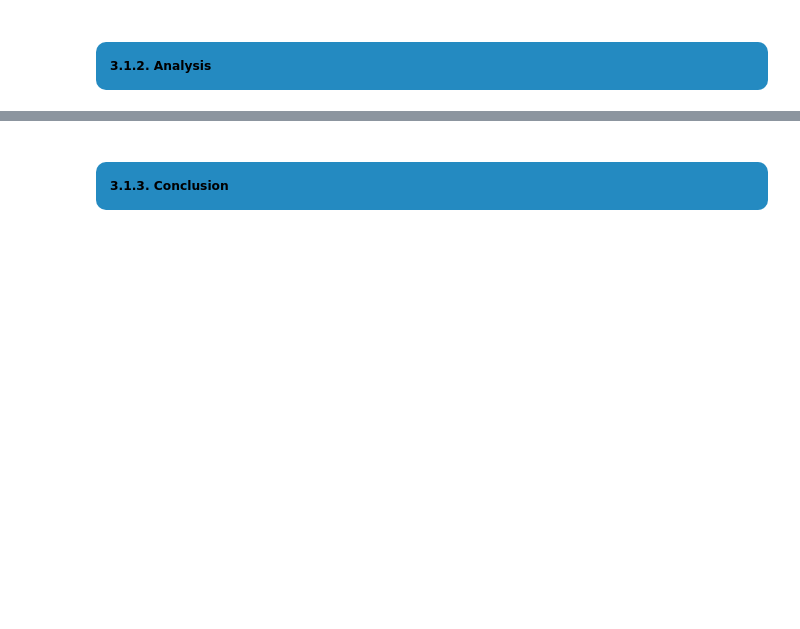
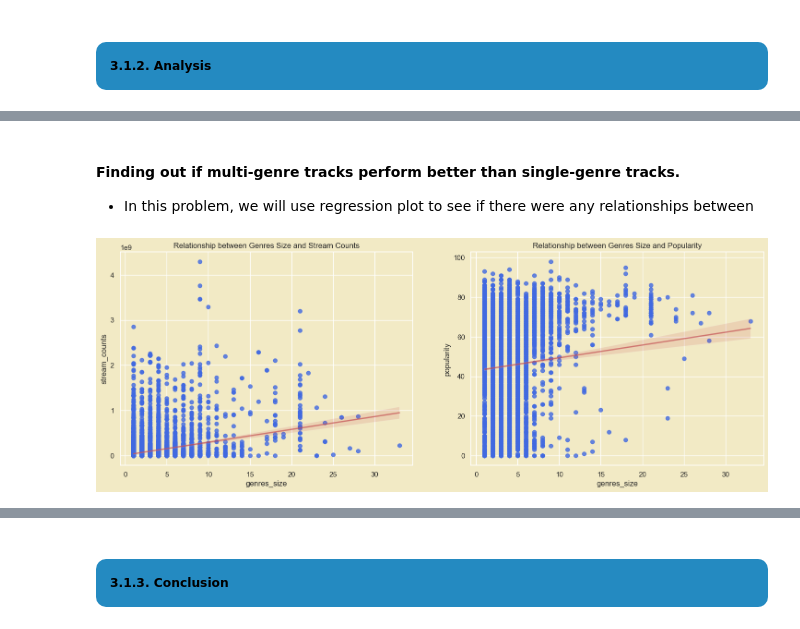
Before and after one commit to truongthuankiet1990gmailcom/Data-Visualization-HW1, a Jupyter notebook: notebook.ipynb, the cells around one changed output, grey strips where cells are left out. Cells and saved outputs as stored; diff of their text form; code cells hidden in the pictures; blank space fills up the shorter version.

```diff
--- a/notebook.ipynb
+++ b/notebook.ipynb
@@ -2405,0 +2508,4 @@ plt.show()
+# %%
+songs_q = song_df.copy()
+# Add columns to calculate the size of the genres list
+songs_q['genres_size'] = songs_q['genres'].apply(lambda x: len(x))
@@ -2408,0 +2673,15 @@ plt.show()
+# %% [markdown]
+#### Finding out if multi-genre tracks perform better than single-genre tracks.
+- In this problem, we will use regression plot to see if there were any relationships between
+# %%
+# 2 regression plots for the relationship between stream counts and genres size, and popularity
+fig, axes = plt.subplots(1, 2, figsize=(18, 6))
+sns.regplot(x='genres_size', y='stream_counts', data=songs_q, ax=axes[0], color='royalblue', line_kws={"color":"r","alpha":0.7,"lw":2})
+axes[0].set_title("Relationship between Genres Size and Stream Counts")
+axes[0].grid(True)
+
+sns.regplot(x='genres_size', y='popularity', data=songs_q, ax=axes[1], color='royalblue', line_kws={"color":"r","alpha":0.7,"lw":2})
+axes[1].set_title("Relationship between Genres Size and Popularity")
+axes[1].grid(True)
+# %% [output]
+[figure, added]
```
Also changed, not shown: parts of 25 cells of this notebook.
